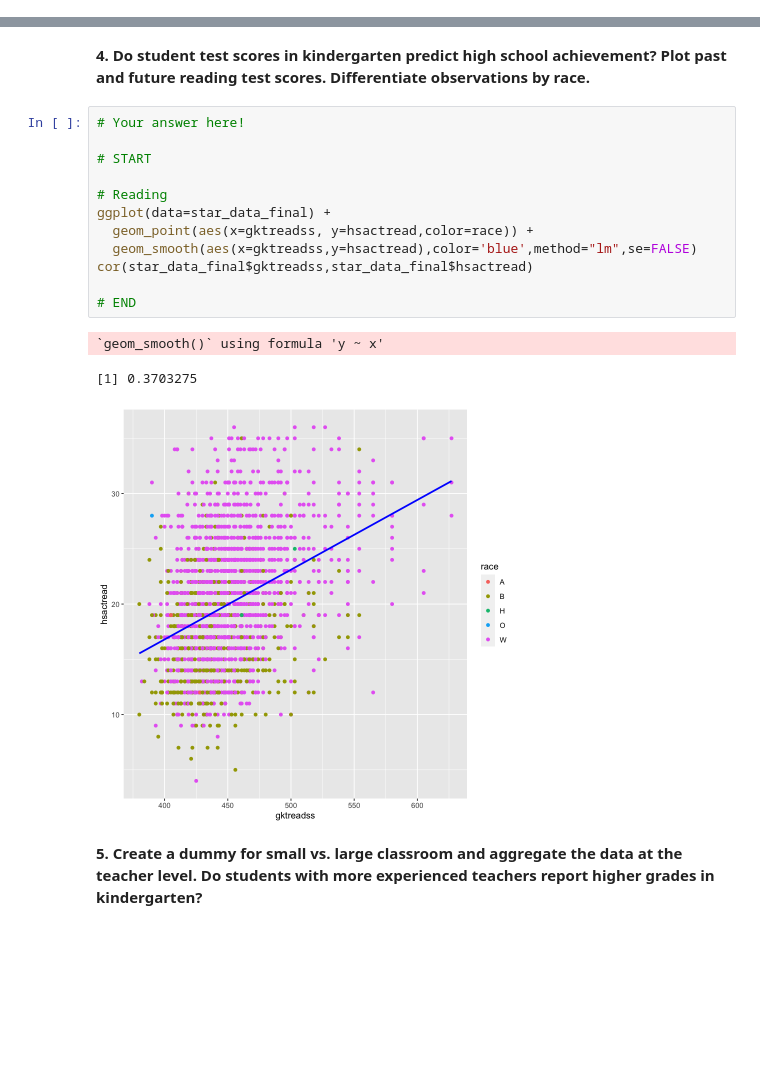
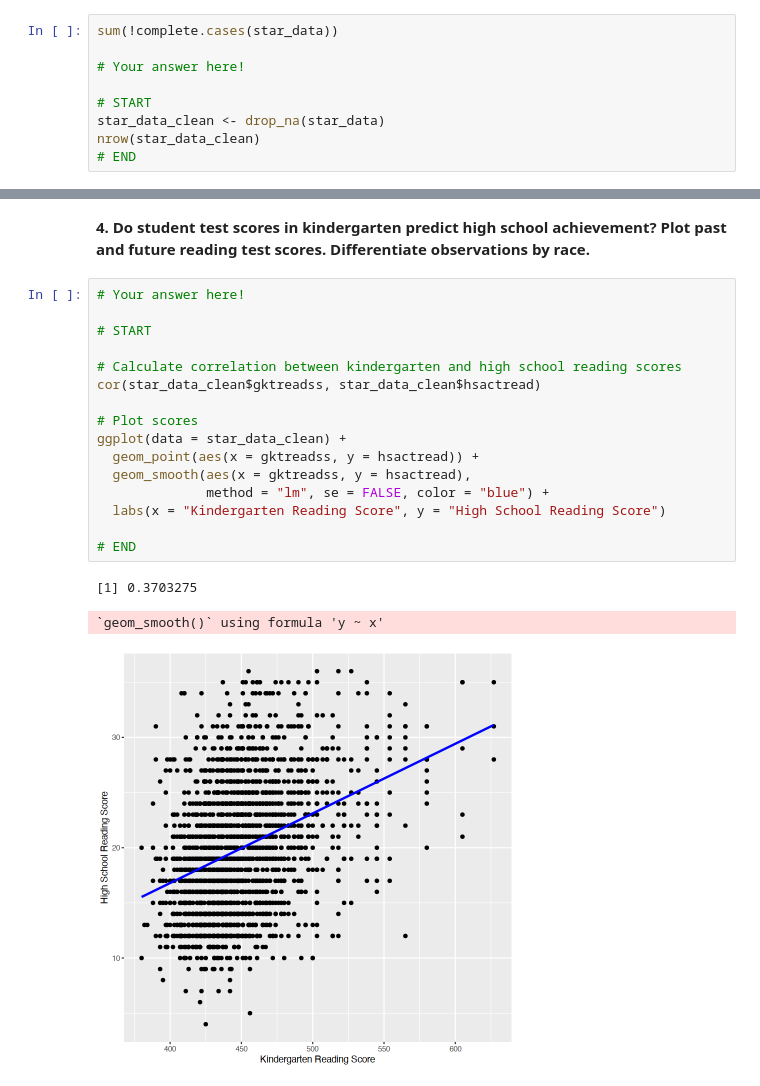
Before and after one commit to 5harad/API201-2022, a Jupyter notebook: review_sessions/review_6/review_6_answers.ipynb, the cells around one changed output, grey strips where cells are left out. Saved outputs shown, nothing was run; the diff lists cells and outputs as text; blank space fills up the shorter version.

```diff
--- a/review_sessions/review_6/review_6_answers.ipynb
+++ b/review_sessions/review_6/review_6_answers.ipynb
@@ -292,0 +158,9 @@ dim(star_data_final)
+# %%
+sum(!complete.cases(star_data))
+
+# Your answer here!
+
+# START
+star_data_clean <- drop_na(star_data)
+nrow(star_data_clean)
+# END
@@ -295,18 +258,20 @@ dim(star_data_final)
 # %%
 # Your answer here!
 
 # START
 
-# Reading
-ggplot(data=star_data_final) +
-  geom_point(aes(x=gktreadss, y=hsactread,color=race)) +
-  geom_smooth(aes(x=gktreadss,y=hsactread),color='blue',method="lm",se=FALSE)
-cor(star_data_final$gktreadss,star_data_final$hsactread)
+# Calculate correlation between kindergarten and high school reading scores
+cor(star_data_clean$gktreadss, star_data_clean$hsactread)
+
+# Plot scores
+ggplot(data = star_data_clean) +
+  geom_point(aes(x = gktreadss, y = hsactread)) +
+  geom_smooth(aes(x = gktreadss, y = hsactread),
+              method = "lm", se = FALSE, color = "blue") +
+  labs(x = "Kindergarten Reading Score", y = "High School Reading Score")
 
 # END
 # %% [output]
-`geom_smooth()` using formula 'y ~ x'
+[1] 0.3703275
-[1] 0.3703275
+`geom_smooth()` using formula 'y ~ x'
-[figure, old version]
+[figure, new version]
-# %% [markdown]
-**5. Create a dummy for small vs. large classroom and aggregate the data at the teacher level. Do students with more experienced teachers report higher grades in kindergarten?**
```
Also changed, not shown: parts of 42 cells of this notebook.
